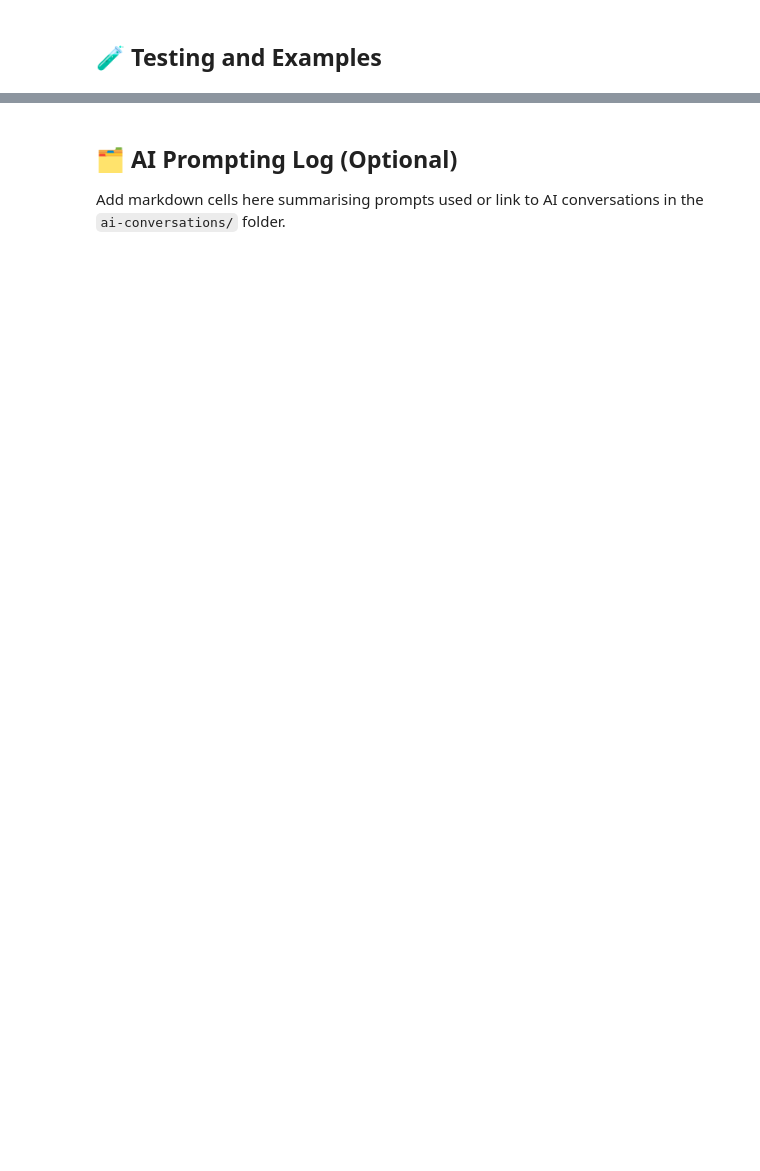
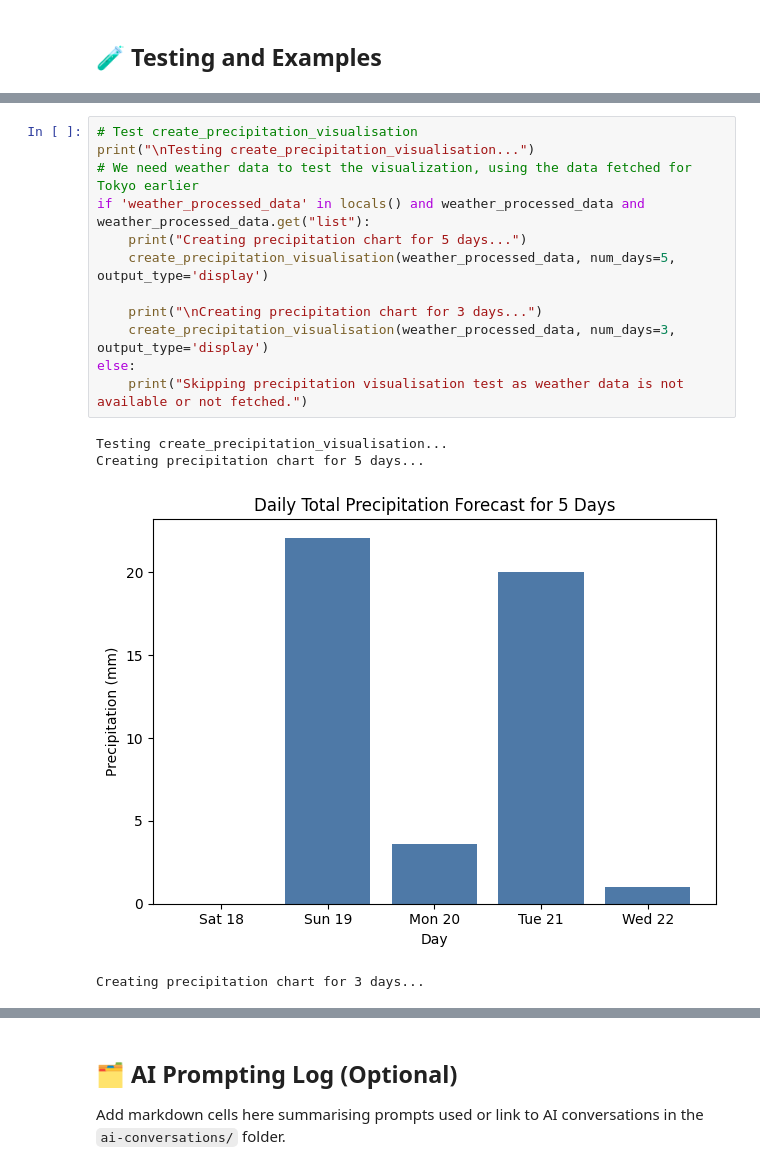
Before and after one commit to jojowaranyucareer-ctrl/Weatherwise_Waranyu.B, a Jupyter notebook: starter_notebook.ipynb, the cells around one changed output, grey strips where cells are left out. Cells and saved outputs as stored; diff of their text form; blank space fills up the shorter version.

```diff
--- a/starter_notebook.ipynb
+++ b/starter_notebook.ipynb
@@ -747,0 +846,17 @@ def generate_weather_response(parsed_question: Dict[str, Any], weather_data: Dic
+# %%
+# Test create_precipitation_visualisation
+print("\nTesting create_precipitation_visualisation...")
+# We need weather data to test the visualization, using the data fetched for Tokyo earlier
+if 'weather_processed_data' in locals() and weather_processed_data and weather_processed_data.get("list"):
+    print("Creating precipitation chart for 5 days...")
+    create_precipitation_visualisation(weather_processed_data, num_days=5, output_type='display')
+
+    print("\nCreating precipitation chart for 3 days...")
+    create_precipitation_visualisation(weather_processed_data, num_days=3, output_type='display')
+else:
+    print("Skipping precipitation visualisation test as weather data is not available or not fetched.")
+# %% [output]
+Testing create_precipitation_visualisation...
+Creating precipitation chart for 5 days...
+[figure, added]
+Creating precipitation chart for 3 days...
```
Also changed, not shown: parts of 23 cells of this notebook.
